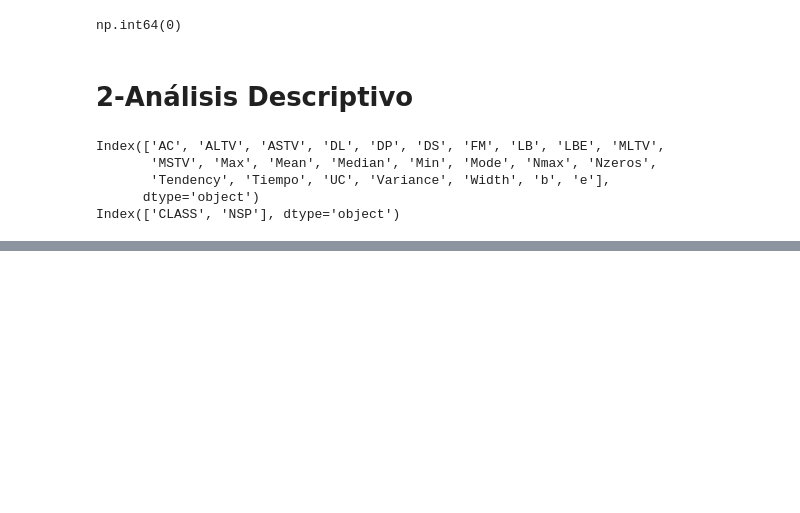
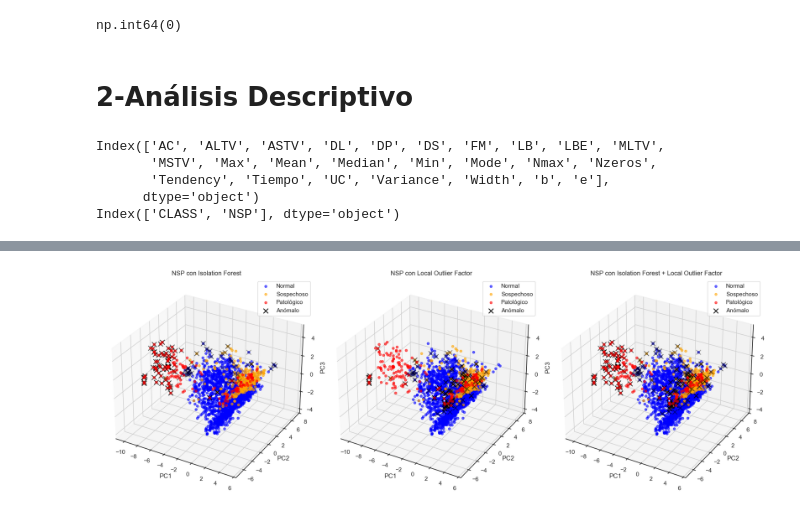
Before and after one commit to jgarciaug/cardiotocology, a Jupyter notebook: analisis.ipynb, the cells around one changed output, grey strips where cells are left out. Drawn from its saved outputs; the diff is of its cells as text; code cells hidden in the pictures; blank space fills up the shorter version.

```diff
--- a/analisis.ipynb
+++ b/analisis.ipynb
@@ -228,0 +415,5 @@ plt.show()
+# %%
+#removemos las columnas redudantes
+numeric_cols_all=numeric_cols_all.drop('LBE', errors='ignore')
+numeric_cols_all=numeric_cols_all.drop('b', errors='ignore')
+numeric_cols_all=numeric_cols_all.drop('e', errors='ignore')
@@ -228,0 +485,44 @@ plt.show()
+# %%
+def set_ax(fig, pos, metodo, title):
+    ax1 = fig.add_subplot(pos, projection='3d')
+    for label, color in nsp_colors.items():
+        subset = df[df['NSP'] == label]
+        ax1.scatter(subset['PC1'], subset['PC2'], subset['PC3'], c=color, label=label, alpha=0.6)
+    # Marcar anomalías con X
+    anomalies = df[df[metodo] == texto_anomalo]
+
+    ax1.scatter(anomalies['PC1'], anomalies['PC2'], anomalies['PC3'], c='black', marker='x', label=texto_anomalo, s=80)
+    ax1.set_title(title)
+    ax1.set_xlabel("PC1")
+    ax1.set_ylabel("PC2")
+    ax1.set_zlabel("PC3", rotation=90)
+    ax1.legend()
+# %%
+# Aplicar PCA para reducir la dimensionalidad a 3 componentes
+pca = PCA(n_components=3)
+pca_result = pca.fit_transform(df_scaled)
+
+# Agregar los componentes principales al DataFrame
+df['PC1'] = pca_result[:, 0]
+df['PC2'] = pca_result[:, 1]
+df['PC3'] = pca_result[:, 2]
+
+df['Anomalia_Combo'] = df.apply(lambda x: texto_anomalo if x['iso_forest_anomaly'] == texto_anomalo or x['lof_anomaly'] == texto_anomalo else texto_normal, axis=1)
+
+# Crear gráficos 3D para cada combinación
+fig = plt.figure(figsize=(18, 6))
+
+
+# Definir colores para cada categoría de NSP
+nsp_colors = {'Normal': 'blue', 'Sospechoso': 'orange', 'Patológico': 'red'}
+
+# Gráfico 1: NSP con IF (X para anomalías)
+set_ax(fig,131,'iso_forest_anomaly',title="NSP con Isolation Forest")
+set_ax(fig,132,'lof_anomaly',title="NSP con Local Outlier Factor")
+set_ax(fig,133,'Anomalia_Combo',title="NSP con Isolation Forest + Local Outlier Factor")
+
+
+plt.tight_layout()
+plt.show()
+# %% [output]
+[figure, added]
```
Also changed, not shown: parts of 32 cells of this notebook.
